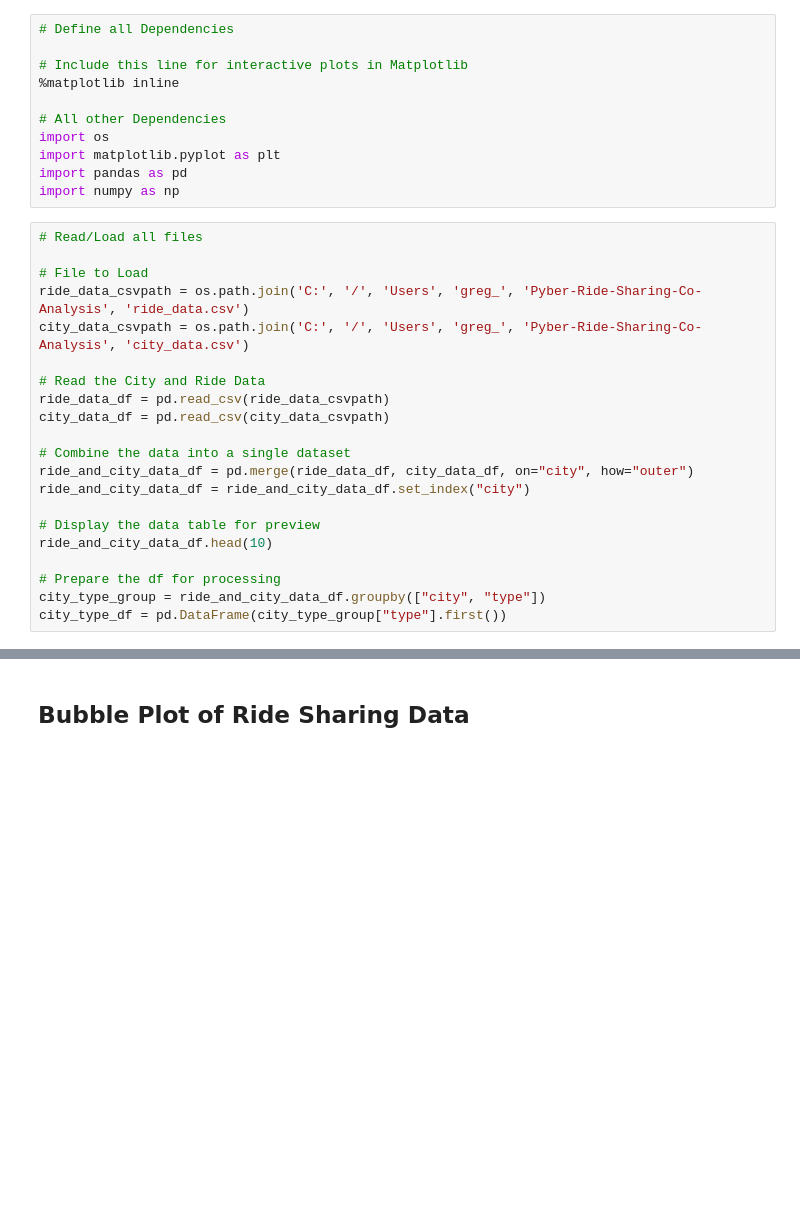
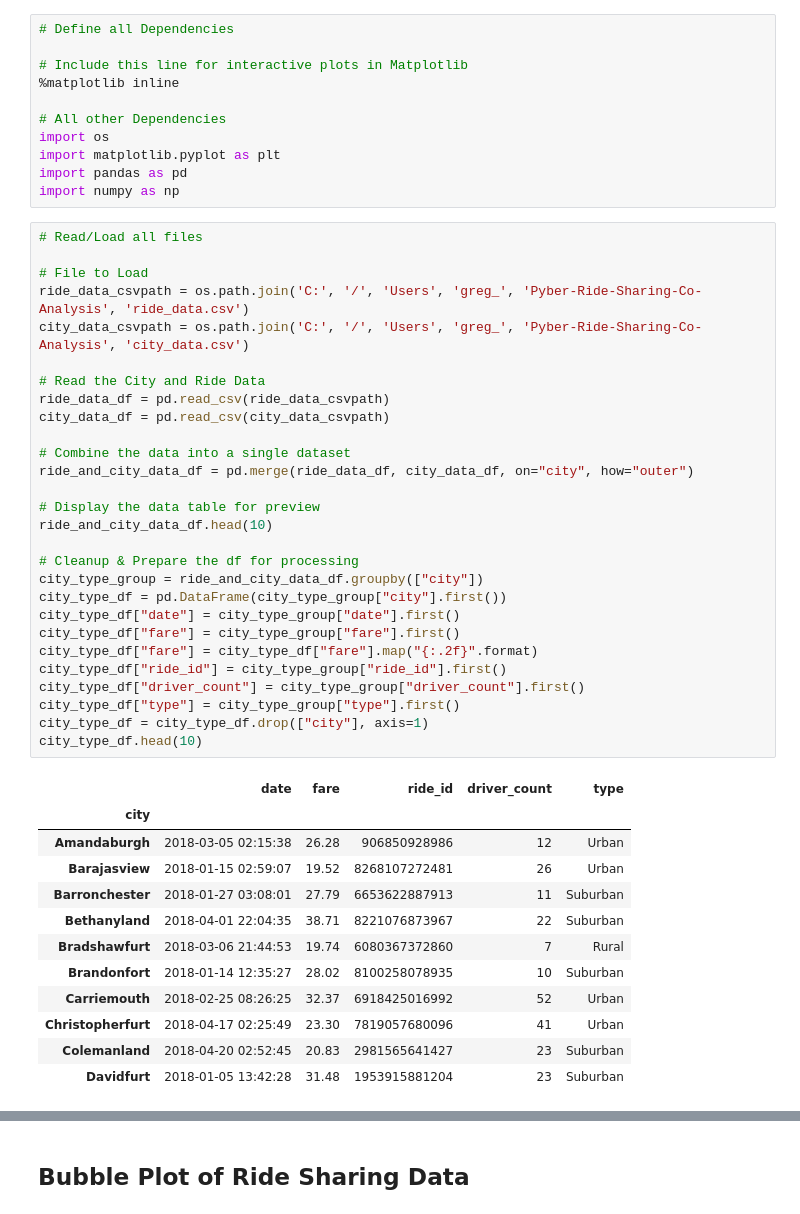
Before and after one commit to grroschel/Pyber-Ride-Sharing-Co-Analysis, a Jupyter notebook: Pyber_RSC.ipynb, the cells around one changed output, grey strips where cells are left out. Saved outputs shown, nothing was run; the diff lists cells and outputs as text; blank space fills up the shorter version.

```diff
--- a/Pyber_RSC.ipynb
+++ b/Pyber_RSC.ipynb
@@ -15,21 +15,41 @@ import numpy as np
 # %%
 # Read/Load all files
 
 # File to Load
 ride_data_csvpath = os.path.join('C:', '/', 'Users', 'greg_', 'Pyber-Ride-Sharing-Co-Analysis', 'ride_data.csv')
 city_data_csvpath = os.path.join('C:', '/', 'Users', 'greg_', 'Pyber-Ride-Sharing-Co-Analysis', 'city_data.csv')
 
 # Read the City and Ride Data
 ride_data_df = pd.read_csv(ride_data_csvpath)
 city_data_df = pd.read_csv(city_data_csvpath)
 
 # Combine the data into a single dataset
 ride_and_city_data_df = pd.merge(ride_data_df, city_data_df, on="city", how="outer")
-ride_and_city_data_df = ride_and_city_data_df.set_index("city")
 
 # Display the data table for preview
 ride_and_city_data_df.head(10)
 
-# Prepare the df for processing
-city_type_group = ride_and_city_data_df.groupby(["city", "type"])
-city_type_df = pd.DataFrame(city_type_group["type"].first())
+# Cleanup & Prepare the df for processing
+city_type_group = ride_and_city_data_df.groupby(["city"])
+city_type_df = pd.DataFrame(city_type_group["city"].first())
+city_type_df["date"] = city_type_group["date"].first()
+city_type_df["fare"] = city_type_group["fare"].first()
+city_type_df["fare"] = city_type_df["fare"].map("{:.2f}".format)
+city_type_df["ride_id"] = city_type_group["ride_id"].first()
+city_type_df["driver_count"] = city_type_group["driver_count"].first()
+city_type_df["type"] = city_type_group["type"].first()
+city_type_df = city_type_df.drop(["city"], axis=1)
+city_type_df.head(10)
+# %% [output]
+|  | date | fare | ride_id | driver_count | type |
+| city |  |  |  |  |  |
+| Amandaburgh | 2018-03-05 02:15:38 | 26.28 | 906850928986 | 12 | Urban |
+| Barajasview | 2018-01-15 02:59:07 | 19.52 | 8268107272481 | 26 | Urban |
+| Barronchester | 2018-01-27 03:08:01 | 27.79 | 6653622887913 | 11 | Suburban |
+| Bethanyland | 2018-04-01 22:04:35 | 38.71 | 8221076873967 | 22 | Suburban |
+| Bradshawfurt | 2018-03-06 21:44:53 | 19.74 | 6080367372860 | 7 | Rural |
+| Brandonfort | 2018-01-14 12:35:27 | 28.02 | 8100258078935 | 10 | Suburban |
+| Carriemouth | 2018-02-25 08:26:25 | 32.37 | 6918425016992 | 52 | Urban |
+| Christopherfurt | 2018-04-17 02:25:49 | 23.30 | 7819057680096 | 41 | Urban |
+| Colemanland | 2018-04-20 02:52:45 | 20.83 | 2981565641427 | 23 | Suburban |
+| Davidfurt | 2018-01-05 13:42:28 | 31.48 | 1953915881204 | 23 | Suburban |
```
Also changed, not shown: parts of 3 cells of this notebook.
